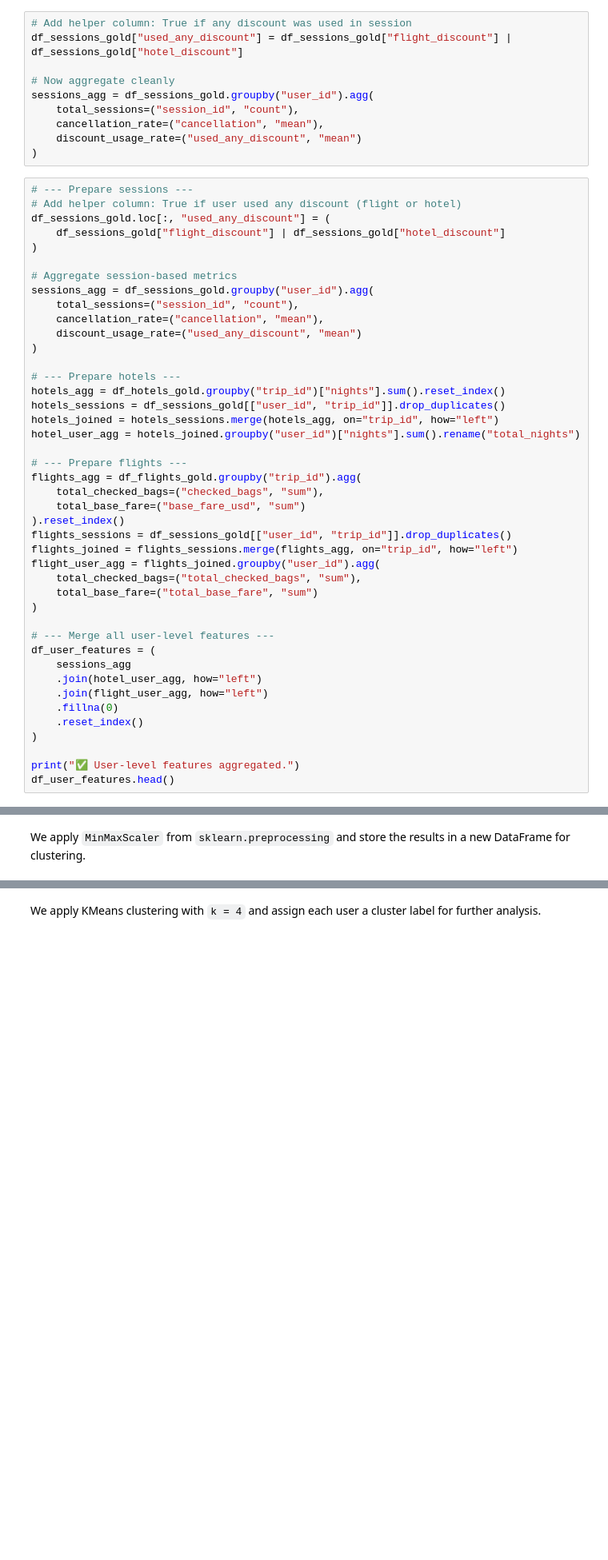
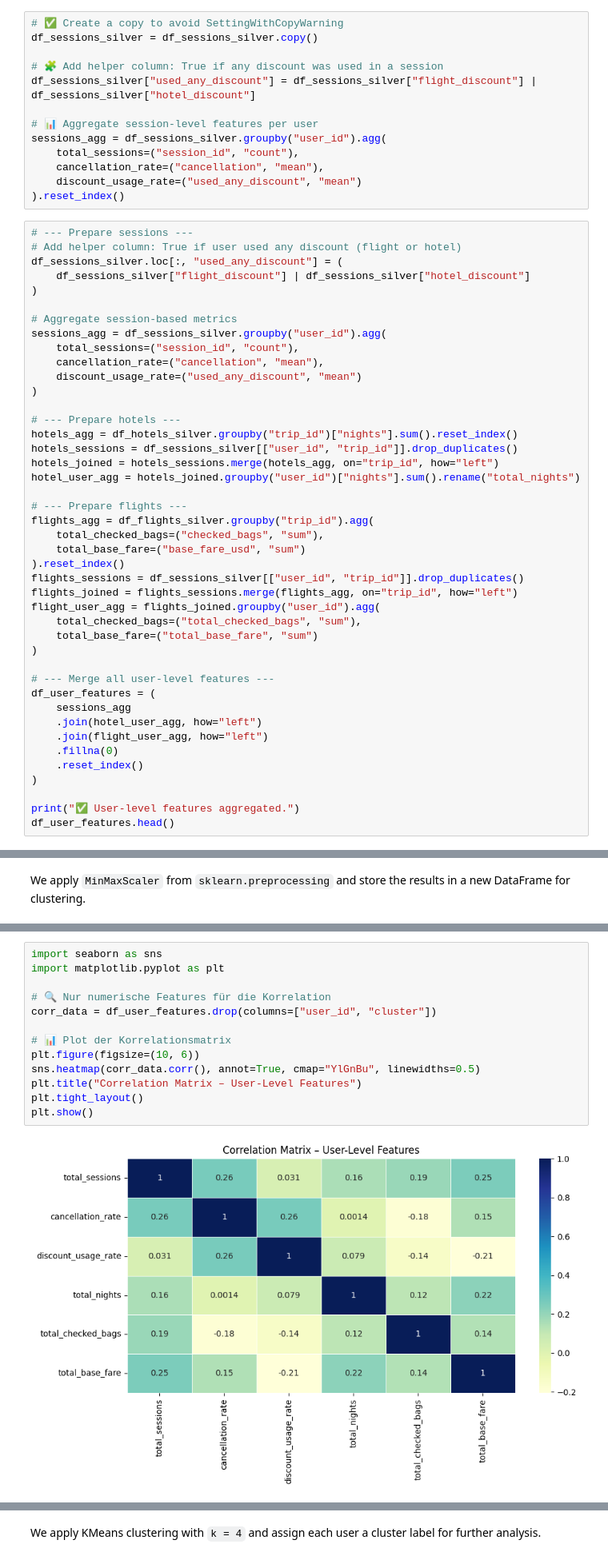
Before and after one commit to KonstantinData/Mastery-Project-Masterschool, a Jupyter notebook: mastery-project-masterschool/notebooks/01_load_and_preview_data.ipynb, the cells around one changed output, grey strips where cells are left out. Shown at 80% size. Cells and saved outputs as stored; diff of their text form; blank space fills up the shorter version.

```diff
--- a/mastery-project-masterschool/notebooks/01_load_and_preview_data.ipynb
+++ b/mastery-project-masterschool/notebooks/01_load_and_preview_data.ipynb
@@ -457,41 +427,44 @@ These features will serve as input for clustering.
 # %% [markdown]
 #### 📦 Aggregation Code – Create `df_user_features`
 # %%
-# Add helper column: True if any discount was used in session
-df_sessions_gold["used_any_discount"] = df_sessions_gold["flight_discount"] | df_sessions_gold["hotel_discount"]
+# ✅ Create a copy to avoid SettingWithCopyWarning
+df_sessions_silver = df_sessions_silver.copy()
 
-# Now aggregate cleanly
-sessions_agg = df_sessions_gold.groupby("user_id").agg(
+# 🧩 Add helper column: True if any discount was used in a session
+df_sessions_silver["used_any_discount"] = df_sessions_silver["flight_discount"] | df_sessions_silver["hotel_discount"]
+
+# 📊 Aggregate session-level features per user
+sessions_agg = df_sessions_silver.groupby("user_id").agg(
     total_sessions=("session_id", "count"),
     cancellation_rate=("cancellation", "mean"),
     discount_usage_rate=("used_any_discount", "mean")
-)
+).reset_index()
 # %%
 # --- Prepare sessions ---
 # Add helper column: True if user used any discount (flight or hotel)
-df_sessions_gold.loc[:, "used_any_discount"] = (
-    df_sessions_gold["flight_discount"] | df_sessions_gold["hotel_discount"]
+df_sessions_silver.loc[:, "used_any_discount"] = (
+    df_sessions_silver["flight_discount"] | df_sessions_silver["hotel_discount"]
 )
 
 # Aggregate session-based metrics
-sessions_agg = df_sessions_gold.groupby("user_id").agg(
+sessions_agg = df_sessions_silver.groupby("user_id").agg(
     total_sessions=("session_id", "count"),
     cancellation_rate=("cancellation", "mean"),
     discount_usage_rate=("used_any_discount", "mean")
 )
 
 # --- Prepare hotels ---
-hotels_agg = df_hotels_gold.groupby("trip_id")["nights"].sum().reset_index()
-hotels_sessions = df_sessions_gold[["user_id", "trip_id"]].drop_duplicates()
+hotels_agg = df_hotels_silver.groupby("trip_id")["nights"].sum().reset_index()
+hotels_sessions = df_sessions_silver[["user_id", "trip_id"]].drop_duplicates()
 hotels_joined = hotels_sessions.merge(hotels_agg, on="trip_id", how="left")
 hotel_user_agg = hotels_joined.groupby("user_id")["nights"].sum().rename("total_nights")
 
 # --- Prepare flights ---
-flights_agg = df_flights_gold.groupby("trip_id").agg(
+flights_agg = df_flights_silver.groupby("trip_id").agg(
     total_checked_bags=("checked_bags", "sum"),
     total_base_fare=("base_fare_usd", "sum")
 ).reset_index()
-flights_sessions = df_sessions_gold[["user_id", "trip_id"]].drop_duplicates()
+flights_sessions = df_sessions_silver[["user_id", "trip_id"]].drop_duplicates()
 flights_joined = flights_sessions.merge(flights_agg, on="trip_id", how="left")
 flight_user_agg = flights_joined.groupby("user_id").agg(
     total_checked_bags=("total_checked_bags", "sum"),
@@ -570,0 +627,15 @@ df_scaled.head()
+# %%
+import seaborn as sns
+import matplotlib.pyplot as plt
+
+# 🔍 Nur numerische Features für die Korrelation
+corr_data = df_user_features.drop(columns=["user_id", "cluster"])
+
+# 📊 Plot der Korrelationsmatrix
+plt.figure(figsize=(10, 6))
+sns.heatmap(corr_data.corr(), annot=True, cmap="YlGnBu", linewidths=0.5)
+plt.title("Correlation Matrix – User-Level Features")
+plt.tight_layout()
+plt.show()
+# %% [output]
+[figure, added]
```
Also changed, not shown: parts of 29 cells of this notebook.
